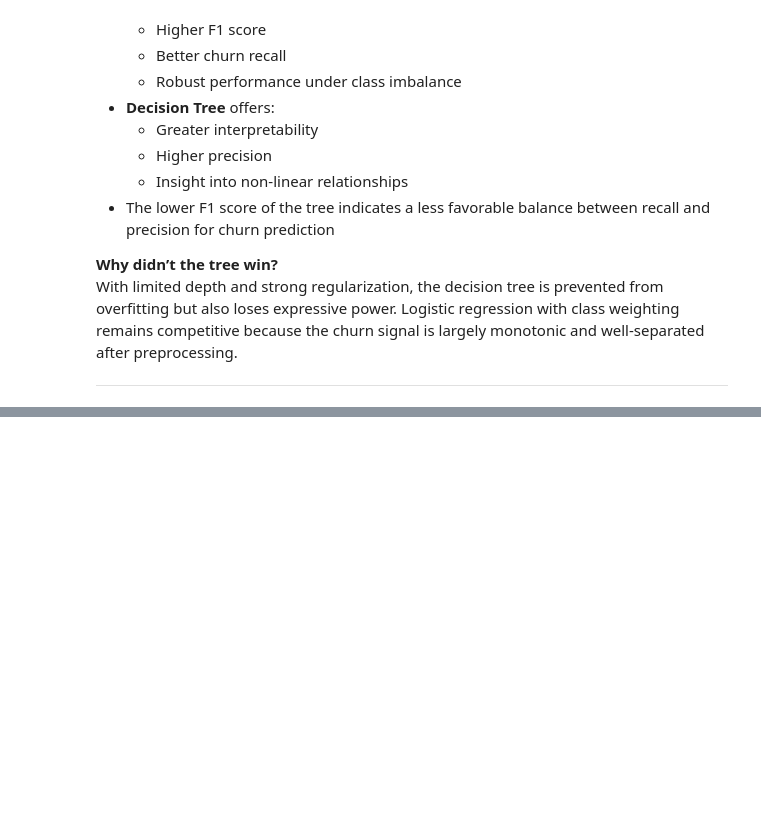
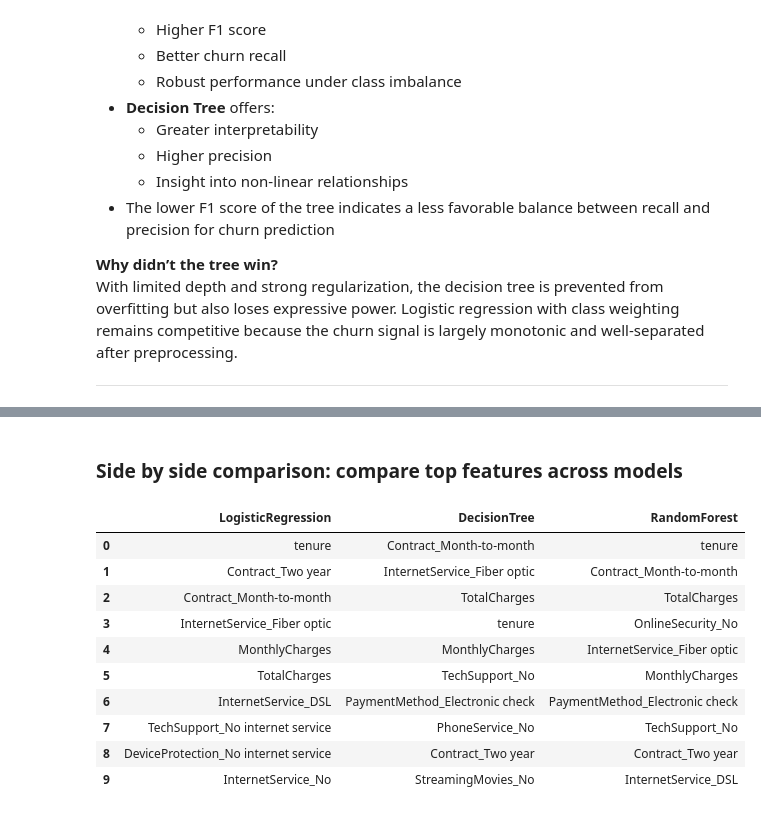
Before and after one commit to nilot-pal/churn-prediction, a Jupyter notebook: notebooks/01_eda.ipynb, the cells around one changed output, grey strips where cells are left out. Saved outputs shown, nothing was run; the diff lists cells and outputs as text; code cells hidden in the pictures; blank space fills up the shorter version.

```diff
--- a/notebooks/01_eda.ipynb
+++ b/notebooks/01_eda.ipynb
@@ -694,0 +1066,34 @@ With limited depth and strong regularization, the decision tree is prevented fro
+# %%
+rf_importances = rf.named_steps['classifier'].feature_importances_
+
+rf_feat_imp = (
+    pd.DataFrame({
+        'feature': feature_names,
+        'importance': rf_importances
+    })
+    .sort_values('importance', ascending=False)
+)
+# %% [markdown]
+### Side by side comparison: compare top features across models
+# %%
+top_n = 10
+
+comparison = pd.DataFrame({
+    'LogisticRegression': lr_feat_imp['feature'].head(top_n).values,
+    'DecisionTree': dt_feat_imp['feature'].head(top_n).values,
+    'RandomForest': rf_feat_imp['feature'].head(top_n).values
+})
+
+comparison
+# %% [output]
+|  | LogisticRegression | DecisionTree | RandomForest |
+| 0 | tenure | Contract_Month-to-month | tenure |
+| 1 | Contract_Two year | InternetService_Fiber optic | Contract_Month-to-month |
+| 2 | Contract_Month-to-month | TotalCharges | TotalCharges |
+| 3 | InternetService_Fiber optic | tenure | OnlineSecurity_No |
+| 4 | MonthlyCharges | MonthlyCharges | InternetService_Fiber optic |
+| 5 | TotalCharges | TechSupport_No | MonthlyCharges |
+| 6 | InternetService_DSL | PaymentMethod_Electronic check | PaymentMethod_Electronic check |
+| 7 | TechSupport_No internet service | PhoneService_No | TechSupport_No |
+| 8 | DeviceProtection_No internet service | Contract_Two year | Contract_Two year |
+| 9 | InternetService_No | StreamingMovies_No | InternetService_DSL |
```
Also changed, not shown: parts of 36 cells of this notebook.
